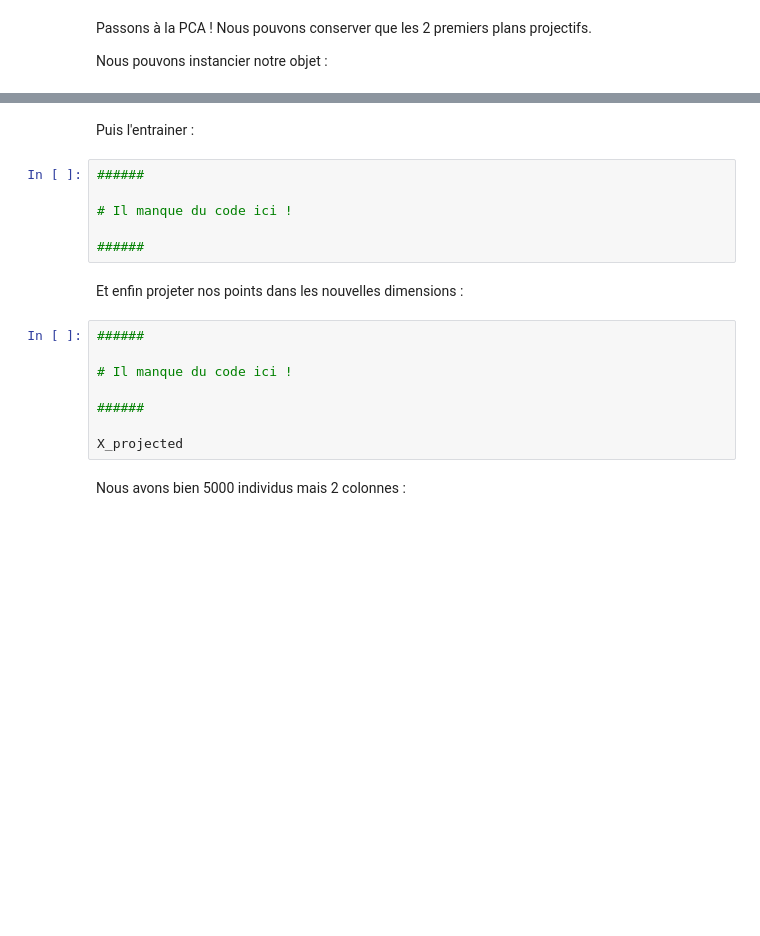
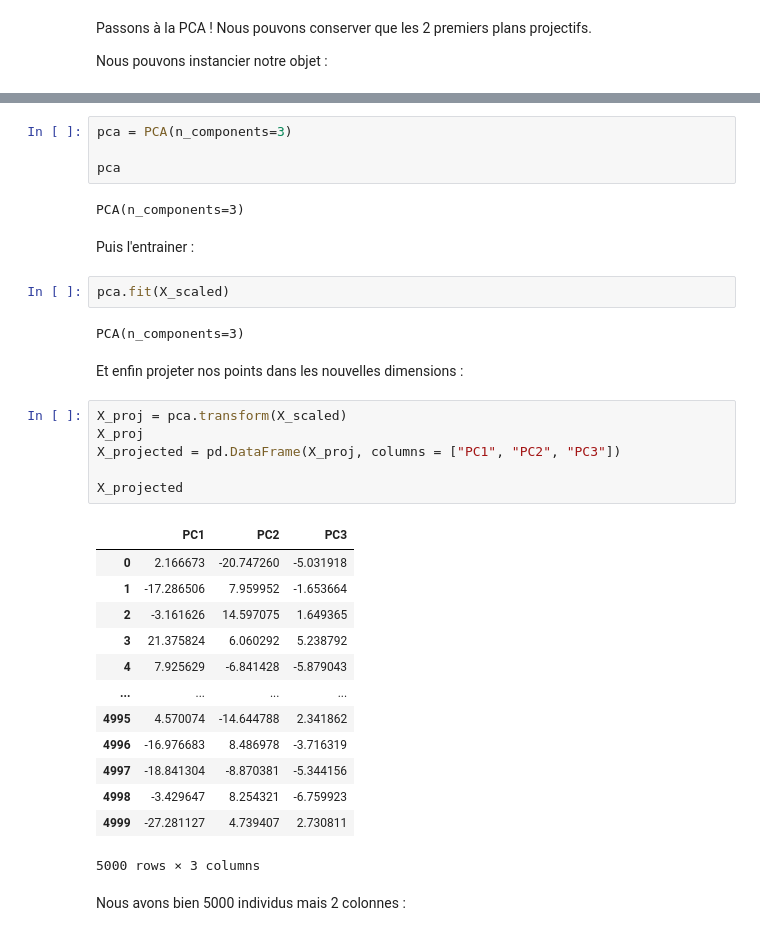
Before and after one commit to Adams26/oc-install-ide-cours, a Jupyter notebook: notebooks/P3C5_TP_le_chat_enonce.ipynb, the cells around one changed output, grey strips where cells are left out. Drawn from its saved outputs; the diff is of its cells as text; blank space fills up the shorter version.

```diff
--- a/notebooks/P3C5_TP_le_chat_enonce.ipynb
+++ b/notebooks/P3C5_TP_le_chat_enonce.ipynb
@@ -182,21 +175,37 @@ pca
+# %%
+pca = PCA(n_components=3)
+
+pca
+# %% [output]
+PCA(n_components=3)
 # %% [markdown]
 Puis l'entrainer :
-# %%
-######
-
-# Il manque du code ici !
-
-######
+# %%
+pca.fit(X_scaled)
+# %% [output]
+PCA(n_components=3)
 # %% [markdown]
 Et enfin projeter nos points dans les nouvelles dimensions :
-# %%
-######
-
-# Il manque du code ici !
-
-######
-
-X_projected
+# %%
+X_proj = pca.transform(X_scaled)
+X_proj
+X_projected = pd.DataFrame(X_proj, columns = ["PC1", "PC2", "PC3"])
+
+X_projected
+# %% [output]
+|  | PC1 | PC2 | PC3 |
+| 0 | 2.166673 | -20.747260 | -5.031918 |
+| 1 | -17.286506 | 7.959952 | -1.653664 |
+| 2 | -3.161626 | 14.597075 | 1.649365 |
+| 3 | 21.375824 | 6.060292 | 5.238792 |
+| 4 | 7.925629 | -6.841428 | -5.879043 |
+| ... | ... | ... | ... |
+| 4995 | 4.570074 | -14.644788 | 2.341862 |
+| 4996 | -16.976683 | 8.486978 | -3.716319 |
+| 4997 | -18.841304 | -8.870381 | -5.344156 |
+| 4998 | -3.429647 | 8.254321 | -6.759923 |
+| 4999 | -27.281127 | 4.739407 | 2.730811 |
+5000 rows × 3 columns
 # %% [markdown]
 Nous avons bien 5000 individus mais 2 colonnes :
 # %%
```
Also changed, not shown: parts of 23 cells of this notebook.
